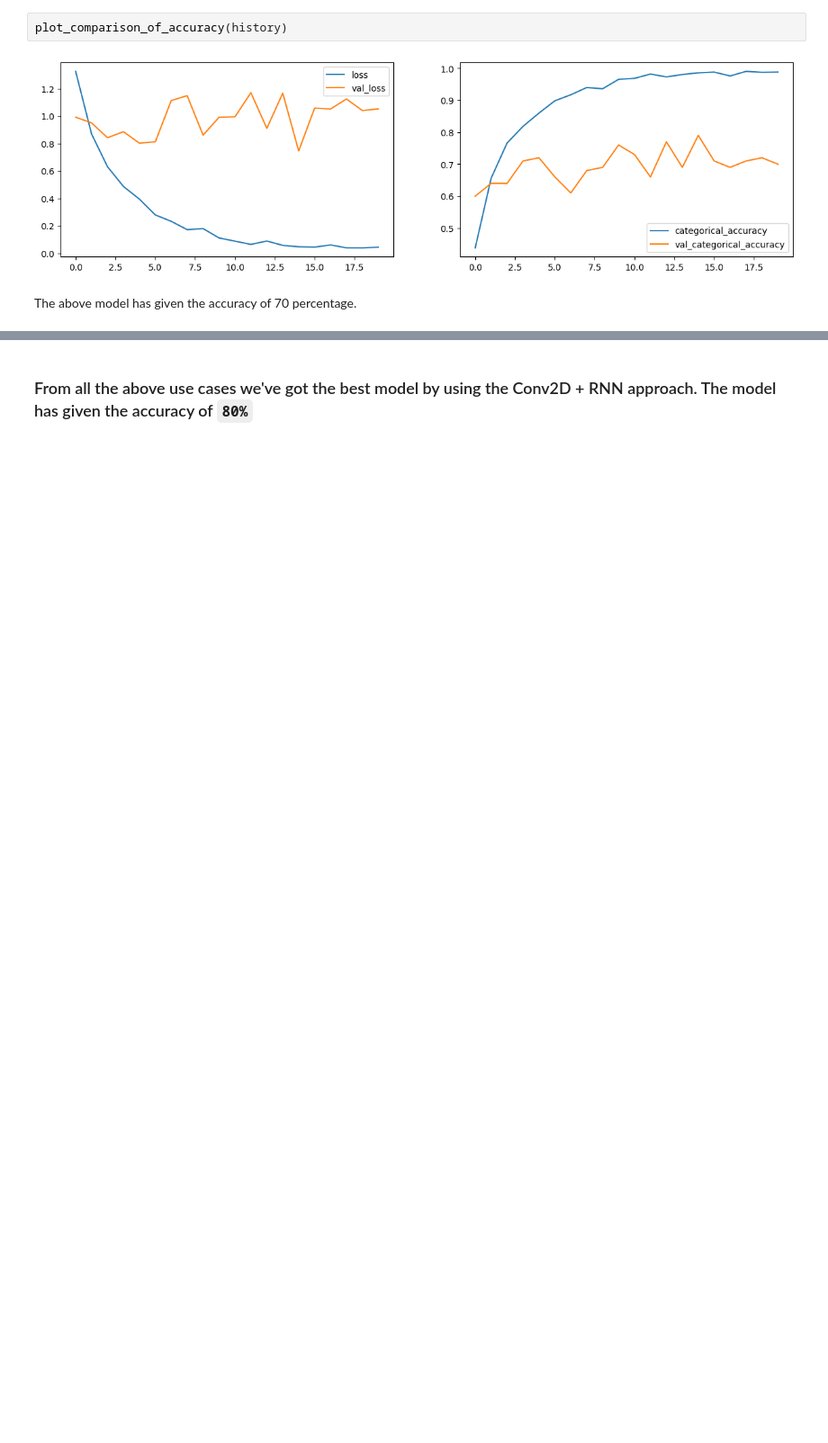
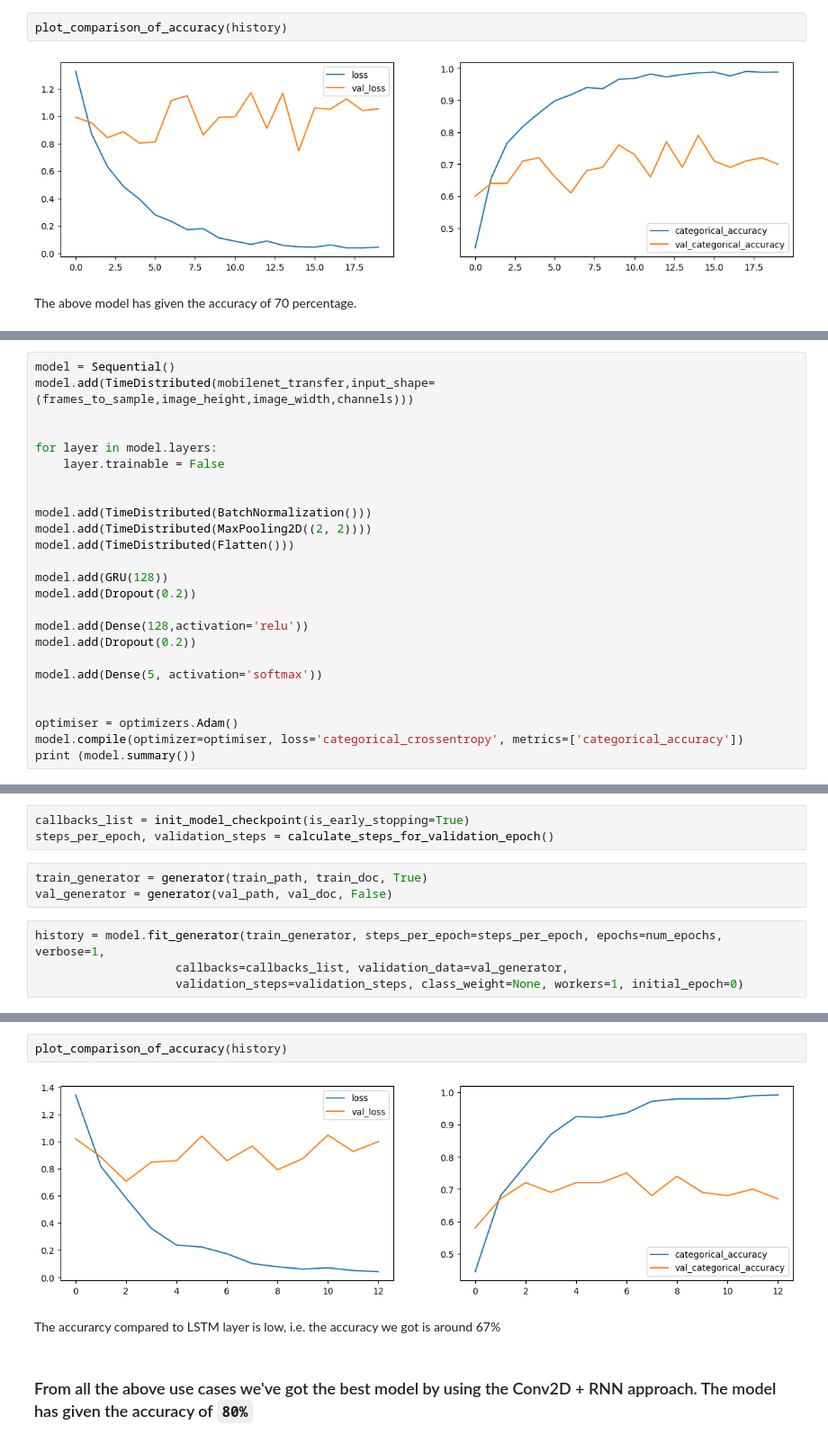
Before and after one commit to abrar-khan-368/hand_gesture_recognition, a Jupyter notebook: Gesture_Recognition_Notebook.ipynb, the cells around one changed output, grey strips where cells are left out. Shown: that part at 90% size. Cells and saved outputs as stored; diff of their text form; blank space fills up the shorter version.

```diff
--- a/Gesture_Recognition_Notebook.ipynb
+++ b/Gesture_Recognition_Notebook.ipynb
@@ -885,0 +895,25 @@ The above model has given the accuracy of 70 percentage.
+# %%
+model = Sequential()
+model.add(TimeDistributed(mobilenet_transfer,input_shape=(frames_to_sample,image_height,image_width,channels)))
+
+
+for layer in model.layers:
+    layer.trainable = False
+
+
+model.add(TimeDistributed(BatchNormalization()))
+model.add(TimeDistributed(MaxPooling2D((2, 2))))
+model.add(TimeDistributed(Flatten()))
+
+model.add(GRU(128))
+model.add(Dropout(0.2))
+
+model.add(Dense(128,activation='relu'))
+model.add(Dropout(0.2))
+
+model.add(Dense(5, activation='softmax'))
+
+
+optimiser = optimizers.Adam()
+model.compile(optimizer=optimiser, loss='categorical_crossentropy', metrics=['categorical_accuracy'])
+print (model.summary())
@@ -885,0 +940,10 @@ The above model has given the accuracy of 70 percentage.
+# %%
+callbacks_list = init_model_checkpoint(is_early_stopping=True)
+steps_per_epoch, validation_steps = calculate_steps_for_validation_epoch()
+# %%
+train_generator = generator(train_path, train_doc, True)
+val_generator = generator(val_path, val_doc, False)
+# %%
+history = model.fit_generator(train_generator, steps_per_epoch=steps_per_epoch, epochs=num_epochs, verbose=1,
+                    callbacks=callbacks_list, validation_data=val_generator,
+                    validation_steps=validation_steps, class_weight=None, workers=1, initial_epoch=0)
@@ -886,2 +972,8 @@ The above model has given the accuracy of 70 percentage.
+# %%
+plot_comparison_of_accuracy(history)
+# %% [output]
+[figure, added]
+# %% [markdown]
+The accurarcy compared to LSTM layer is low, i.e. the accuracy we got is around 67%
 # %% [markdown]
 ### From all the above use cases we've got the best model by using the Conv2D + RNN approach. The model has given the accuracy of `80%`
```
Also changed, not shown: parts of 5 cells of this notebook.
